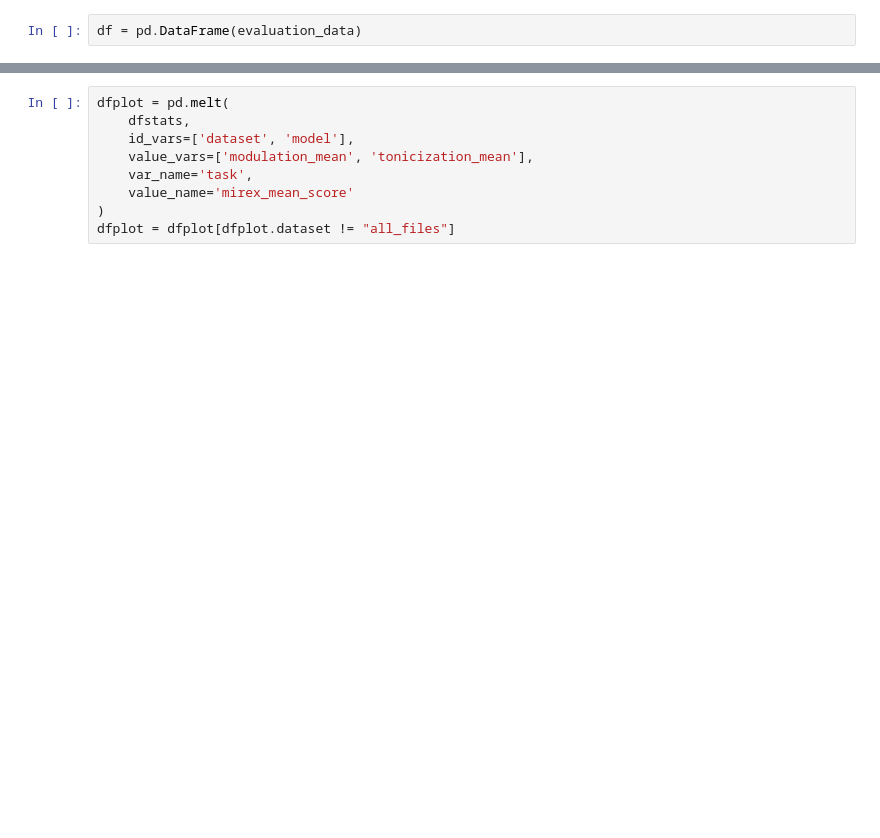
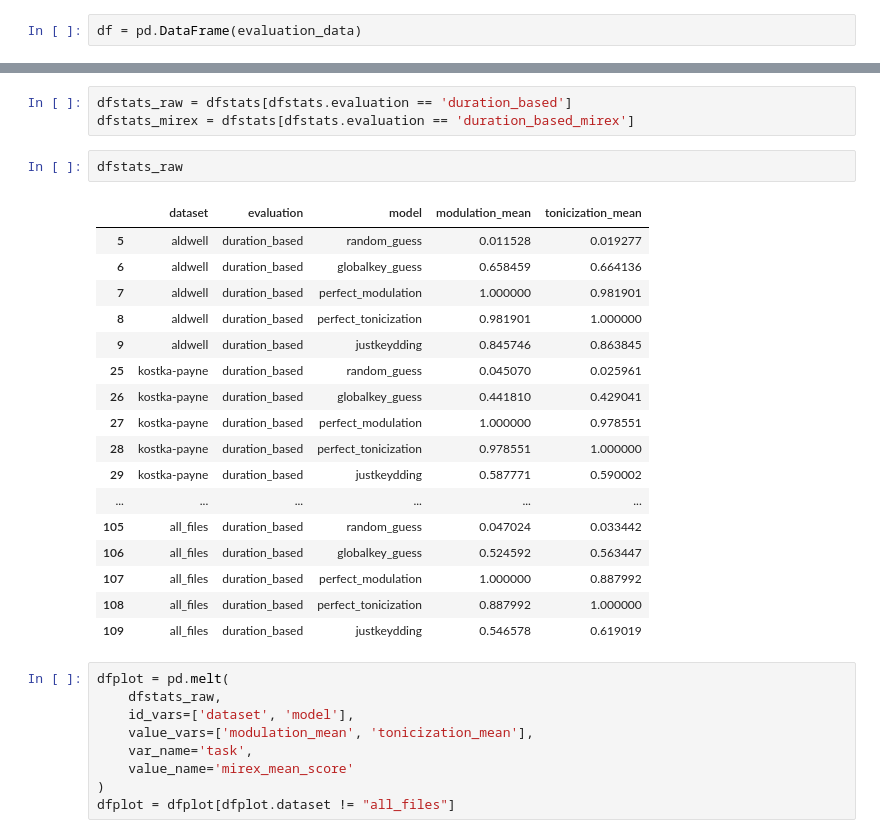
Before and after one commit to DDMAL/key_modulation_dataset, a Jupyter notebook: evaluation_plots.ipynb, the cells around one changed output, grey strips where cells are left out. Drawn from its saved outputs; the diff is of its cells as text; blank space fills up the shorter version.

```diff
--- a/evaluation_plots.ipynb
+++ b/evaluation_plots.ipynb
@@ -60,7 +96,30 @@ dfstats = dfstats[dfstats.evaluation == 'duration_based']
 # print(pd.DataFrame(df_dict))
+# %%
+dfstats_raw = dfstats[dfstats.evaluation == 'duration_based']
+dfstats_mirex = dfstats[dfstats.evaluation == 'duration_based_mirex']
+# %%
+dfstats_raw
+# %% [output]
+|  | dataset | evaluation | model | modulation_mean | tonicization_mean |
+| 5 | aldwell | duration_based | random_guess | 0.011528 | 0.019277 |
+| 6 | aldwell | duration_based | globalkey_guess | 0.658459 | 0.664136 |
+| 7 | aldwell | duration_based | perfect_modulation | 1.000000 | 0.981901 |
+| 8 | aldwell | duration_based | perfect_tonicization | 0.981901 | 1.000000 |
+| 9 | aldwell | duration_based | justkeydding | 0.845746 | 0.863845 |
+| 25 | kostka-payne | duration_based | random_guess | 0.045070 | 0.025961 |
+| 26 | kostka-payne | duration_based | globalkey_guess | 0.441810 | 0.429041 |
+| 27 | kostka-payne | duration_based | perfect_modulation | 1.000000 | 0.978551 |
+| 28 | kostka-payne | duration_based | perfect_tonicization | 0.978551 | 1.000000 |
+| 29 | kostka-payne | duration_based | justkeydding | 0.587771 | 0.590002 |
+| ... | ... | ... | ... | ... | ... |
+| 105 | all_files | duration_based | random_guess | 0.047024 | 0.033442 |
+| 106 | all_files | duration_based | globalkey_guess | 0.524592 | 0.563447 |
+| 107 | all_files | duration_based | perfect_modulation | 1.000000 | 0.887992 |
+| 108 | all_files | duration_based | perfect_tonicization | 0.887992 | 1.000000 |
+| 109 | all_files | duration_based | justkeydding | 0.546578 | 0.619019 |
 # %%
 dfplot = pd.melt(
-    dfstats,
+    dfstats_raw,
     id_vars=['dataset', 'model'],
     value_vars=['modulation_mean', 'tonicization_mean'],
     var_name='task',
```
Also changed, not shown: parts of 7 cells of this notebook, 7 other files.
